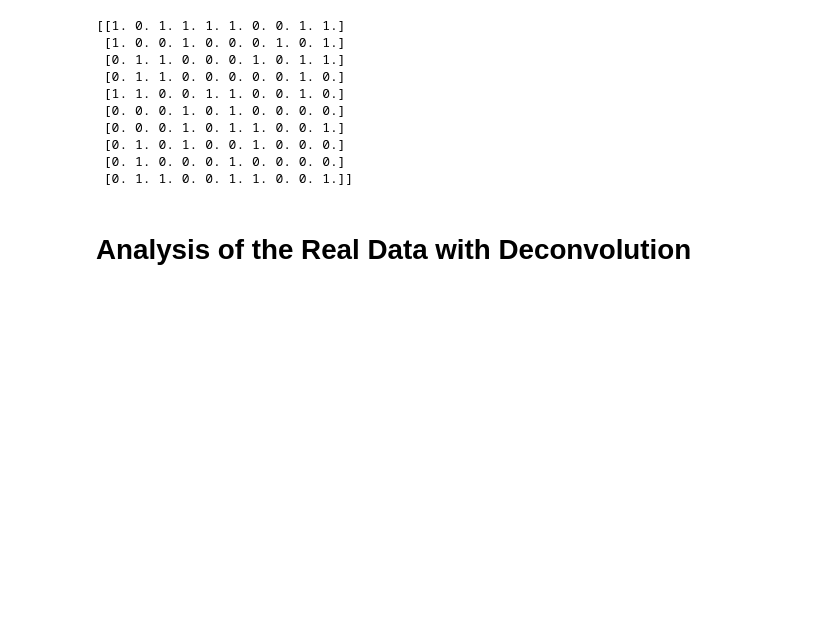
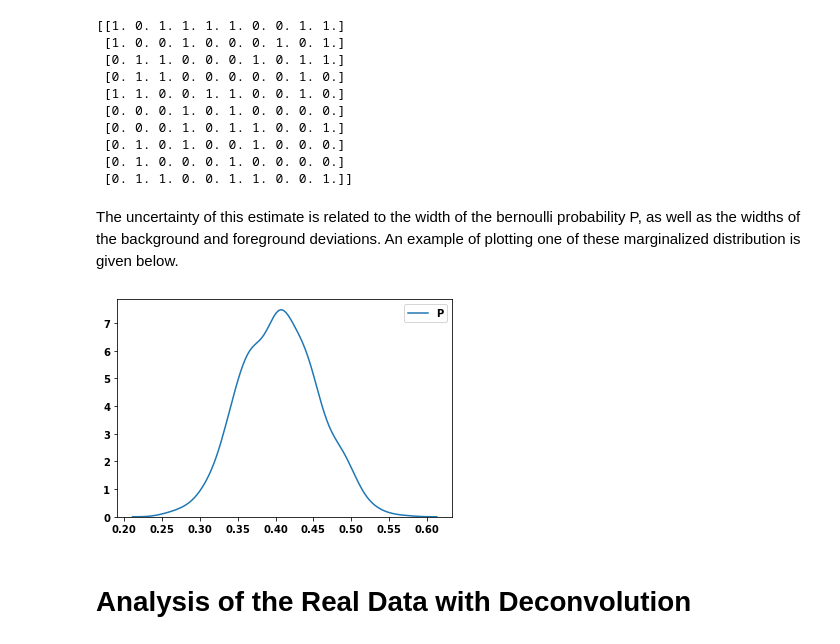
Before and after one commit to phys201/optical_lattice, a Jupyter notebook: optical_lattice/tutorial.ipynb, the cells around one changed output. Drawn from its saved outputs; the diff is of its cells as text; code cells hidden in the pictures; blank space fills up the shorter version.

```diff
--- a/optical_lattice/tutorial.ipynb
+++ b/optical_lattice/tutorial.ipynb
@@ -100,6 +101,12 @@ print(lattice_image.actual_lattice)
  [0. 1. 0. 1. 0. 0. 1. 0. 0. 0.]
  [0. 1. 0. 0. 0. 1. 0. 0. 0. 0.]
  [0. 1. 1. 0. 0. 1. 1. 0. 0. 1.]]
+# %% [markdown]
+The uncertainty of this estimate is related to the width of the bernoulli probability P, as well as the widths of the background and foreground deviations. An example of plotting one of these marginalized distribution is given below.
+# %%
+P_kde = sns.kdeplot(data=q.df.P)
+# %% [output]
+[figure, added]
 # %% [markdown]
 # Analysis of the Real Data with Deconvolution
 # %% [markdown]
```
Also changed, not shown: parts of 8 cells of this notebook.
